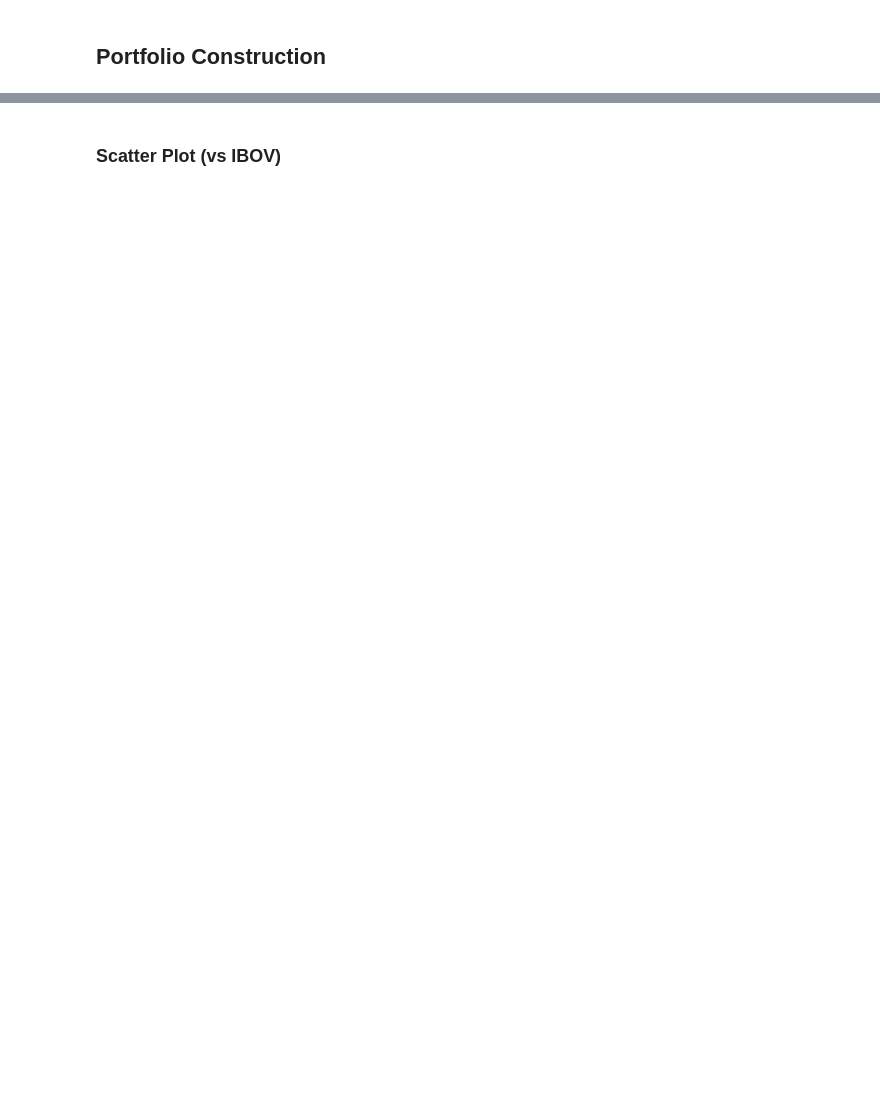
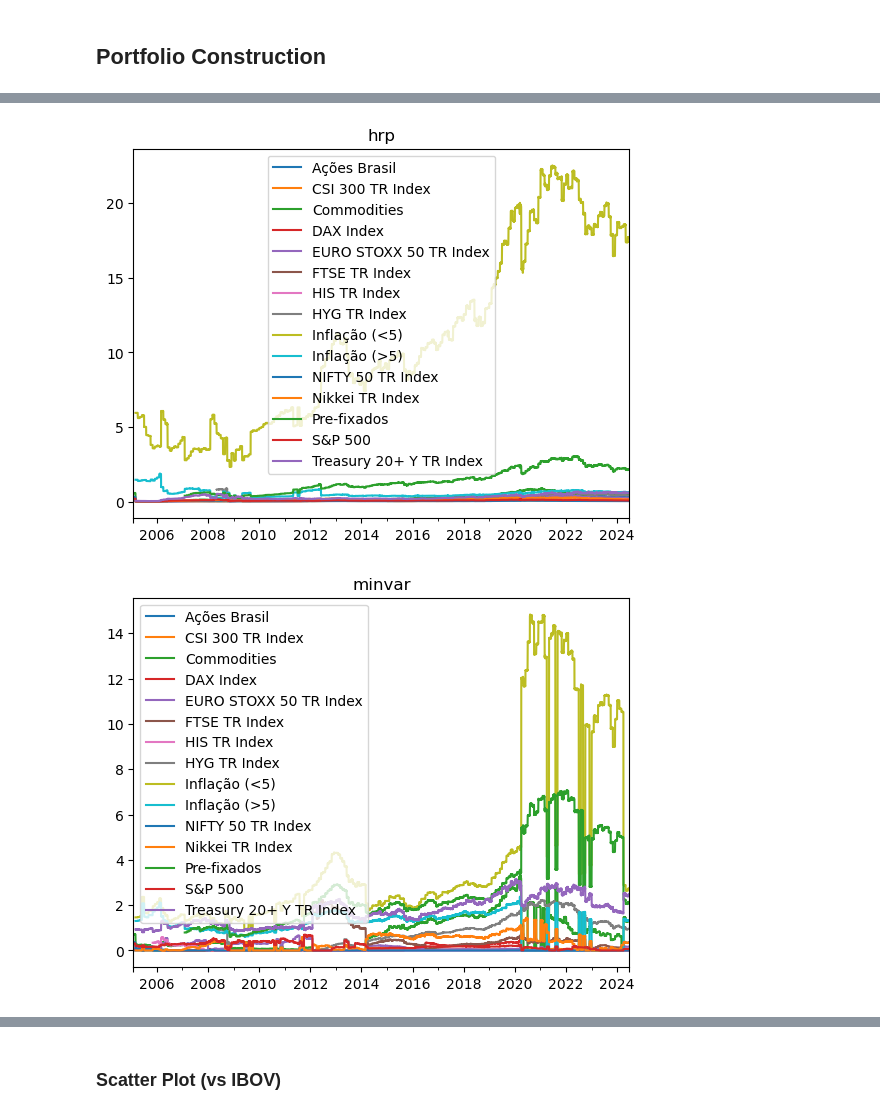
Before and after one commit to sambacode/asset_allocation, a Jupyter notebook: project.ipynb, the cells around one changed output, grey strips where cells are left out. Drawn from its saved outputs; the diff is of its cells as text; code cells hidden in the pictures; blank space fills up the shorter version.

```diff
--- a/project.ipynb
+++ b/project.ipynb
@@ -152,0 +417,7 @@ plt.show()
+# %%
+for df_position in list_positions:
+    df_position.plot(kind="line")
+    plt.title(df_position.name)
+# %% [output]
+[figure, added]
+[figure, added]
```
Also changed, not shown: parts of 15 cells of this notebook.
